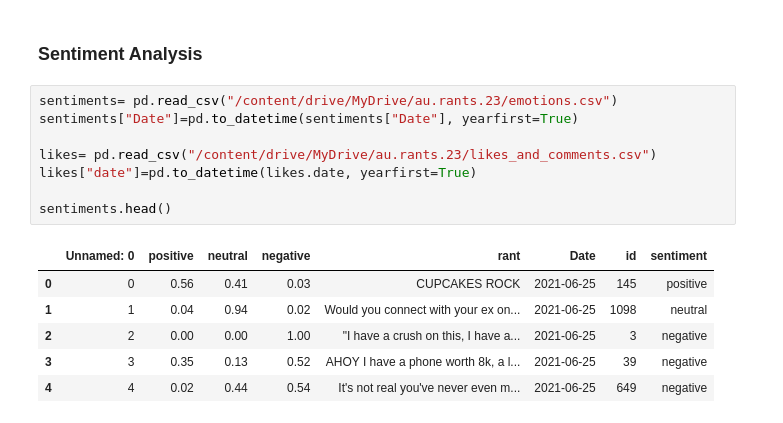
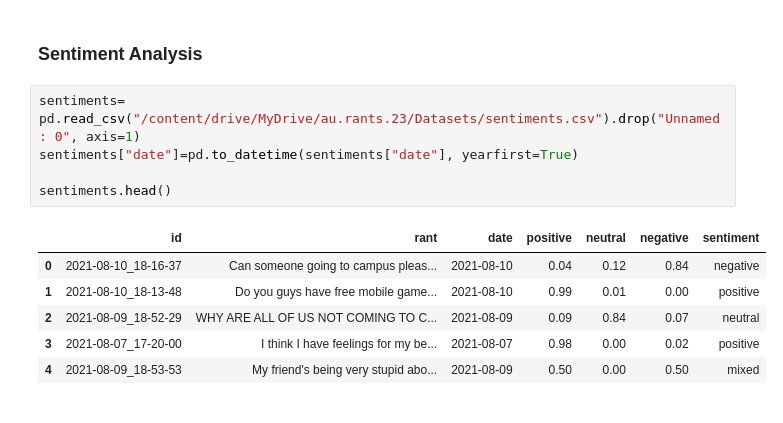
Before and after one commit to ragul-n/Analysis-of-Confession-pages, a Jupyter notebook: Analysis_of_Confessions.ipynb, the cells around one changed output. Cells and saved outputs as stored; diff of their text form.

```diff
--- a/Analysis_of_Confessions.ipynb
+++ b/Analysis_of_Confessions.ipynb
@@ -32,17 +39,14 @@ pio.renderers.default = 'colab'
 # %% [markdown]
 ### Sentiment Analysis
 # %%
-sentiments= pd.read_csv("/content/drive/MyDrive/au.rants.23/emotions.csv")
-sentiments["Date"]=pd.to_datetime(sentiments["Date"], yearfirst=True)
-
-likes= pd.read_csv("/content/drive/MyDrive/au.rants.23/likes_and_comments.csv")
-likes["date"]=pd.to_datetime(likes.date, yearfirst=True)
+sentiments= pd.read_csv("/content/drive/MyDrive/au.rants.23/Datasets/sentiments.csv").drop("Unnamed: 0", axis=1)
+sentiments["date"]=pd.to_datetime(sentiments["date"], yearfirst=True)
 
 sentiments.head()
 # %% [output]
-|  | Unnamed: 0 | positive | neutral | negative | rant | Date | id | sentiment |
-| 0 | 0 | 0.56 | 0.41 | 0.03 | CUPCAKES ROCK | 2021-06-25 | 145 | positive |
-| 1 | 1 | 0.04 | 0.94 | 0.02 | Would you connect with your ex on... | 2021-06-25 | 1098 | neutral |
-| 2 | 2 | 0.00 | 0.00 | 1.00 | "I have a crush on this, I have a... | 2021-06-25 | 3 | negative |
-| 3 | 3 | 0.35 | 0.13 | 0.52 | AHOY I have a phone worth 8k, a l... | 2021-06-25 | 39 | negative |
-| 4 | 4 | 0.02 | 0.44 | 0.54 | It's not real you've never even m... | 2021-06-25 | 649 | negative |
+|  | id | rant | date | positive | neutral | negative | sentiment |
+| 0 | 2021-08-10_18-16-37 | Can someone going to campus pleas... | 2021-08-10 | 0.04 | 0.12 | 0.84 | negative |
+| 1 | 2021-08-10_18-13-48 | Do you guys have free mobile game... | 2021-08-10 | 0.99 | 0.01 | 0.00 | positive |
+| 2 | 2021-08-09_18-52-29 | WHY ARE ALL OF US NOT COMING TO C... | 2021-08-09 | 0.09 | 0.84 | 0.07 | neutral |
+| 3 | 2021-08-07_17-20-00 | I think I have feelings for my be... | 2021-08-07 | 0.98 | 0.00 | 0.02 | positive |
+| 4 | 2021-08-09_18-53-53 | My friend's being very stupid abo... | 2021-08-09 | 0.50 | 0.00 | 0.50 | mixed |
```
Also changed, not shown: parts of 17 cells of this notebook.
